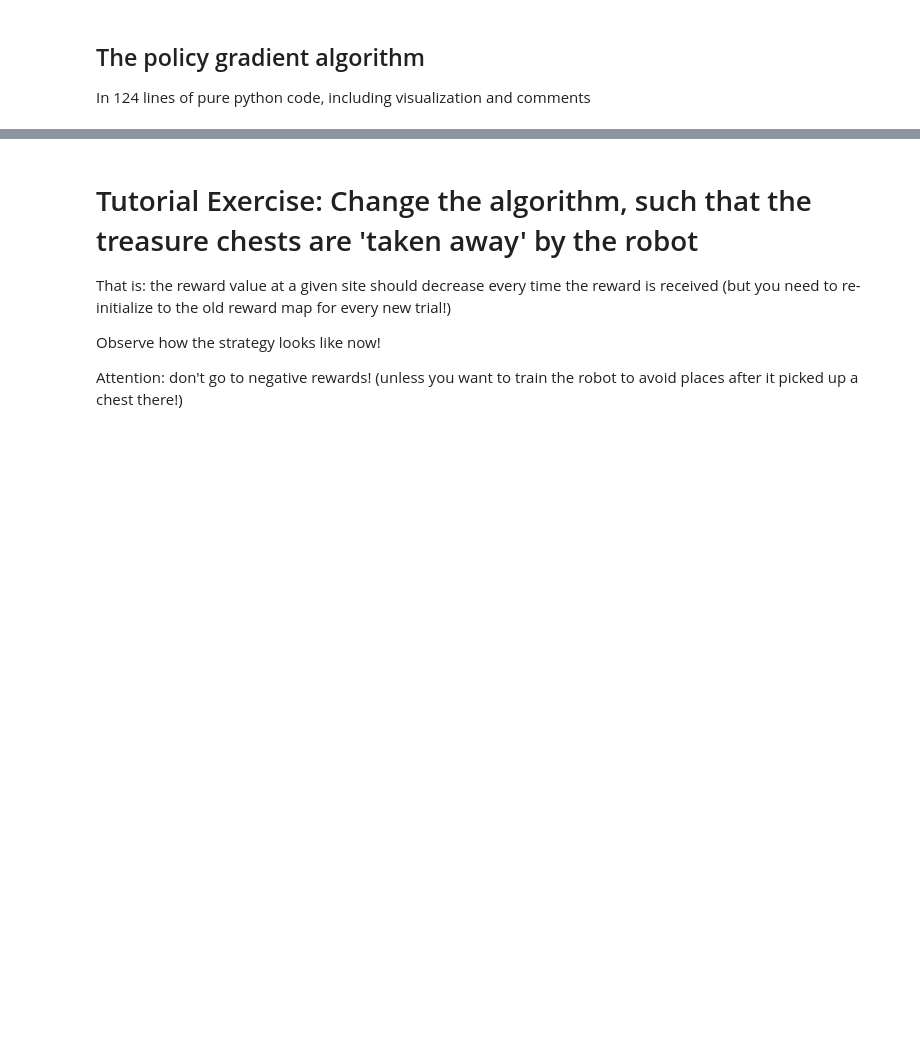
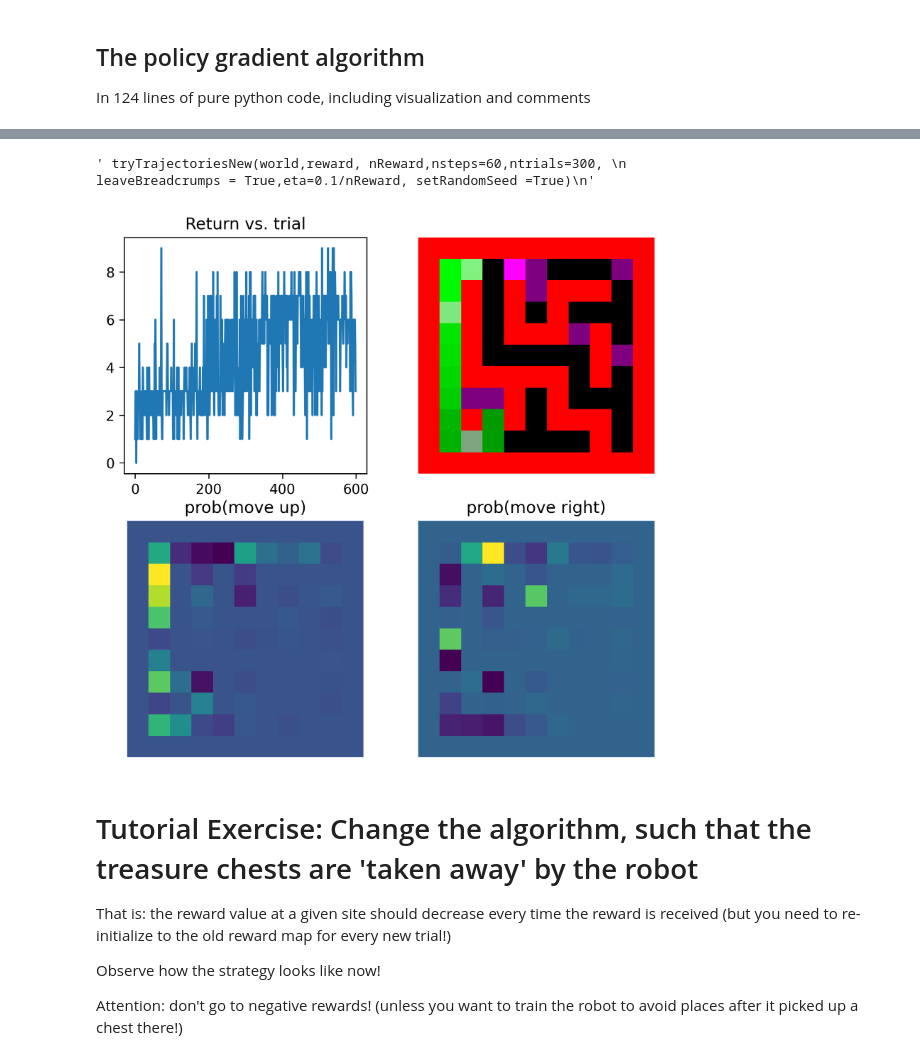
Before and after one commit to FlorianMarquardt/machine-learning-for-physicists, a Jupyter notebook: 07_tutorial_MazePolicyGradient_homework.ipynb, the cells around one changed output, grey strips where cells are left out. Drawn from its saved outputs; the diff is of its cells as text; code cells hidden in the pictures; blank space fills up the shorter version.

```diff
--- a/07_tutorial_MazePolicyGradient_homework.ipynb
+++ b/07_tutorial_MazePolicyGradient_homework.ipynb
@@ -144,6 +144,21 @@ array([0.1, 0.4, 0.8, 1. ])
 ## The policy gradient algorithm
 
 In 124 lines of pure python code, including visualization and comments
+# %%
+def createReward(nReward, world, minX=1, minY=1):
+  # try random selection of reward sites (treasure chests)
+  Mx,My = world.shape
+  reward=np.zeros(world.shape)
+  for n in range(nReward):
+    found=False
+    while (False == found):
+      jx_target=np.random.randint(minX,Mx,size=1)
+      jy_target=np.random.randint(minY,My,size=1)
+      # if jx_target>4 or jy_target>4: # stay away from starting point!
+      if world[jx_target,jy_target]==0: # empty, keep it!
+          reward[jx_target,jy_target]+=1
+          found = True
+  return reward
 # %%
 # full policy gradient RL for picking up 'treasure chests'
 # in an automatically generated maze; 2020 by F.M.
@@ -290,0 +444,18 @@ for trial in range(ntrials):
+# %%
+M=11 # the size of the world: M x M
+
+# make a maze, convert array from True/False to integer:
+world=np.array(maze(width=M,height=M),dtype='int')
+
+# if too high, there is not enough difference between good and bad trajectories
+# if too low, it is unlikely to find a good trajectory
+nReward = 12
+
+# a map of rewards (the 'boxes' are here!)
+reward = createReward(nReward, world)
+
+""" tryTrajectoriesNew(world,reward, nReward,nsteps=60,ntrials=300,
+                   leaveBreadcrumps = True,eta=0.1/nReward, setRandomSeed =True)
+"""
+# %% [output]
+' tryTrajectoriesNew(world,reward, nReward,nsteps=60,ntrials=300, \n                   leaveBreadcrumps = True,eta=0.1/nReward, setRandomSeed =True)\n'
@@ -291,3 +465,12 @@ for trial in range(ntrials):
+# %%
+# should yield the same results as the new version without breadcrumps
+R, states, actions, policy = tryTrajectories(world,reward, nReward,nsteps=60,ntrials=600,
+                    experimentalPolicyCalculation = False,
+                    maxRelProb = 2.7, # a bit more than exp(1)
+                   eta=0.1/nReward,
+                   setRandomSeed = False)
+# %% [output]
+[figure, added]
 # %% [markdown]
 # Tutorial Exercise: Change the algorithm, such that the treasure chests are 'taken away' by the robot
 
```
Also changed, not shown: parts of 6 cells of this notebook.
